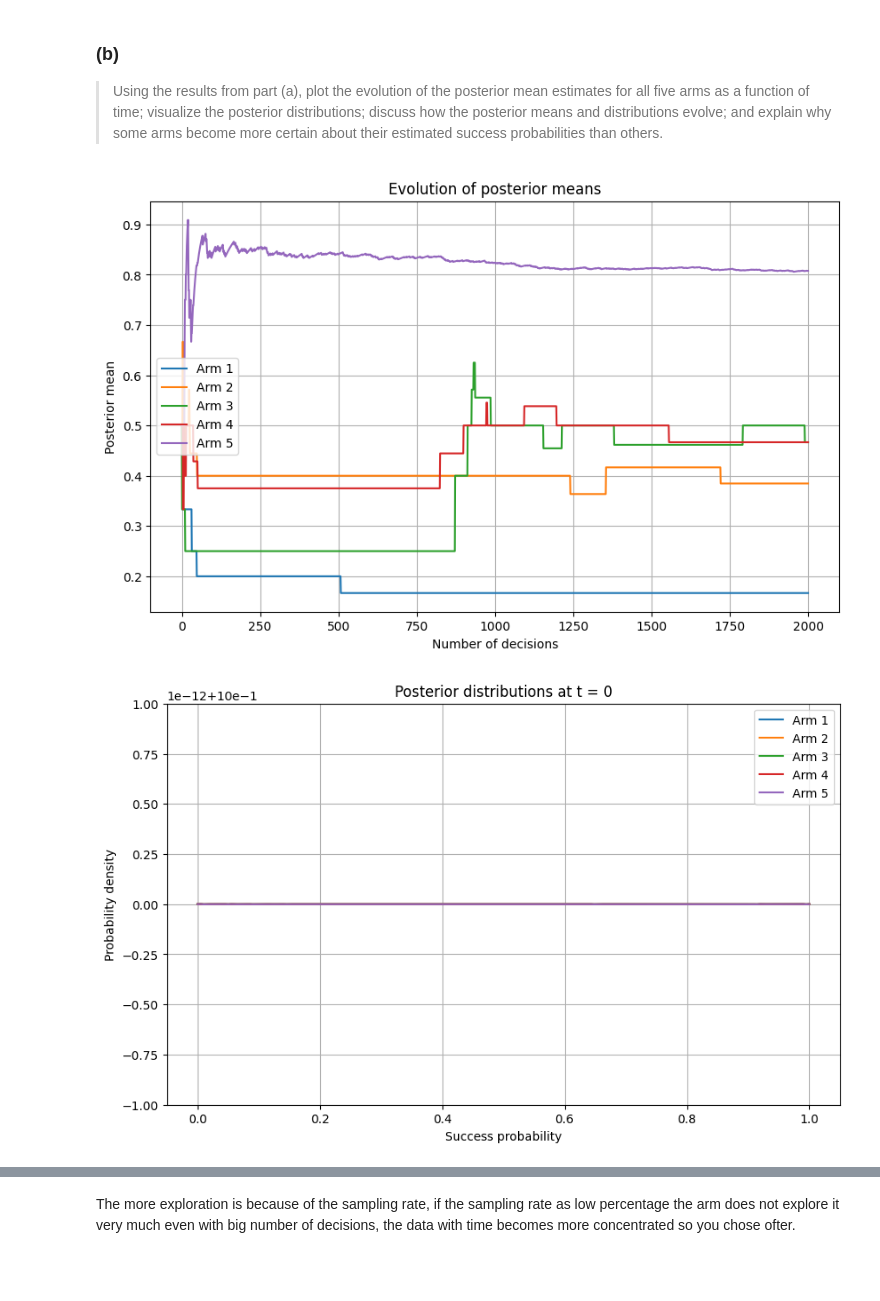
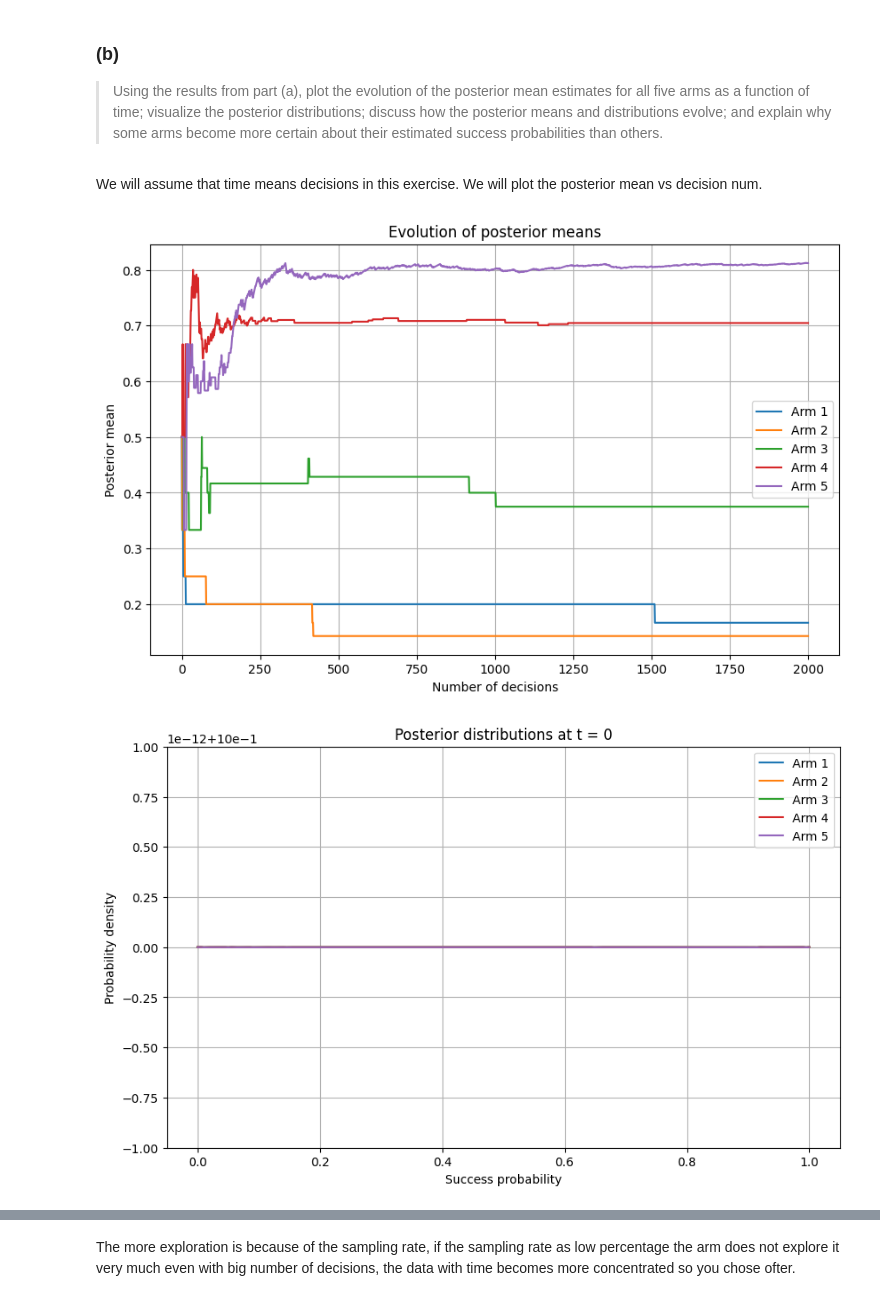
Before and after one commit to OFCLeoS/iml_2026, a Jupyter notebook: homework_2.ipynb, the cells around one changed output, grey strips where cells are left out. Drawn from its saved outputs; the diff is of its cells as text; code cells hidden in the pictures; blank space fills up the shorter version.

```diff
--- a/homework_2.ipynb
+++ b/homework_2.ipynb
@@ -422,29 +437,25 @@ Total rewards: 1562
 # %% [markdown]
 ### (b)
 > Using the results from part (a), plot the evolution of the posterior mean estimates for all five arms as a function of time; visualize the posterior distributions; discuss how the posterior means and distributions evolve; and explain why some arms become more certain about their estimated success probabilities than others.
+# %% [markdown]
+We will assume that time means decisions in this exercise. We will plot the posterior mean vs decision num.
 # %%
-import numpy as np
-import matplotlib.pyplot as plt
 from scipy.stats import beta as beta_dist
 
 # Start with a fresh agent and bandit
-bandit = Bandit()
+bandit = Bandit(given_probabilities)
 agent = ThompsonSampling(5)
 
-# Save posterior means and distributions
-posterior_means = []
+# Save posterior means and distribution
 snapshots = {}
 
-posterior_means.append(agent.alpha / (agent.alpha + agent.beta))
 snapshots[0] = (agent.alpha.copy(), agent.beta.copy())
 
 # Run 2000 decisions
 for t in range(2000):
     arm = agent.select_arm()
-    reward = bandit.pull(arm)
+    reward = bandit.pull_arm(arm)
     agent.update(arm, reward)
-
-    posterior_means.append(agent.alpha / (agent.alpha + agent.beta))
 
     if t + 1 in [200, 2000]:
         snapshots[t + 1] = (agent.alpha.copy(), agent.beta.copy())
@@ -458,32 +469,32 @@ plt.figure(figsize=(10, 6))
 for arm in range(5):
     plt.plot(range(2001), posterior_means[:, arm], label=f"Arm {arm + 1}")
 
 plt.xlabel("Number of decisions")
 plt.ylabel("Posterior mean")
 plt.title("Evolution of posterior means")
 plt.legend()
 plt.grid()
 plt.show()
 
 
 # Plot 2: Posterior distributions at t = 0, 200, 2000
 x = np.linspace(0, 1, 200)
 
 for t in [0, 200, 2000]:
     a, b = snapshots[t]
 
     plt.figure(figsize=(10, 6))
 
     for arm in range(5):
         y = beta_dist.pdf(x, a[arm], b[arm])
         plt.plot(x, y, label=f"Arm {arm + 1}")
 
     plt.xlabel("Success probability")
     plt.ylabel("Probability density")
     plt.title(f"Posterior distributions at t = {t}")
     plt.legend()
     plt.grid()
     plt.show()
 # %% [output]
-[figure, old version]
+[figure, new version]
 [figure]
```
Also changed, not shown: parts of 9 cells of this notebook.
